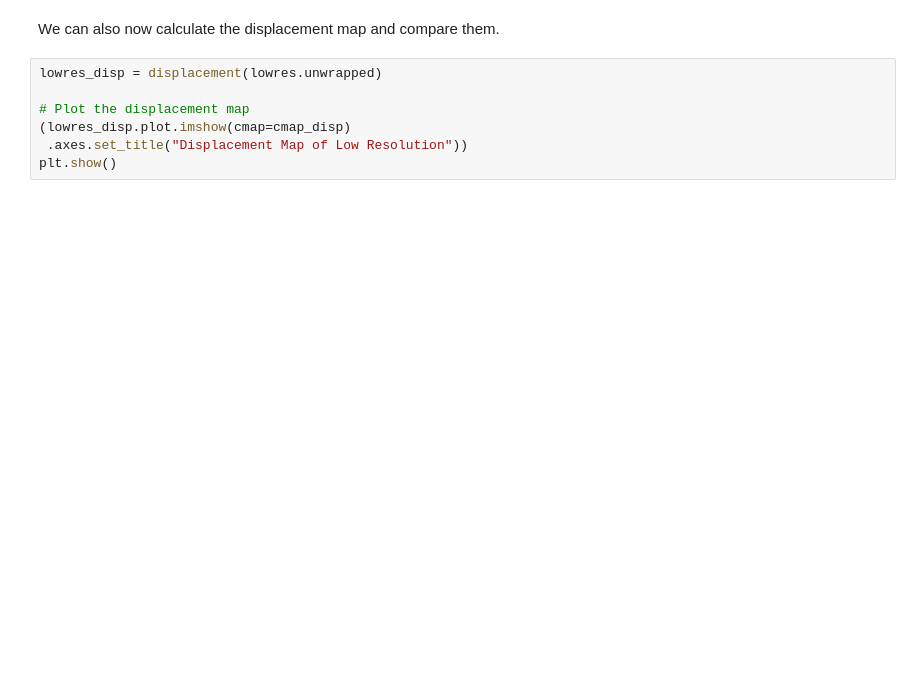
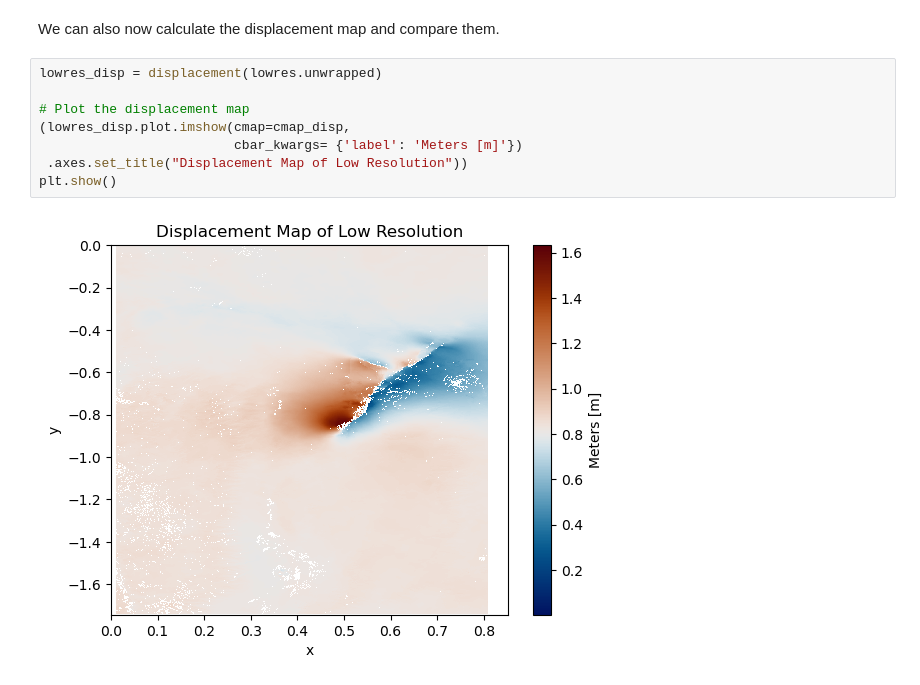
Before and after one commit to TUW-GEO/microwave-remote-sensing, a Jupyter notebook: unit_03/07_amplitude-and-phase.ipynb, the cells around one changed output. Cells and saved outputs as stored; diff of their text form; blank space fills up the shorter version.

```diff
--- a/unit_03/07_amplitude-and-phase.ipynb
+++ b/unit_03/07_amplitude-and-phase.ipynb
@@ -303,10 +317,13 @@ We can also now calculate the displacement map and compare them.
 # %%
 lowres_disp = displacement(lowres.unwrapped)
 
 # Plot the displacement map
-(lowres_disp.plot.imshow(cmap=cmap_disp)
+(lowres_disp.plot.imshow(cmap=cmap_disp,
+                         cbar_kwargs= {'label': 'Meters [m]'})
  .axes.set_title("Displacement Map of Low Resolution"))
 plt.show()
+# %% [output]
+[figure, added]
 # %%
 # Plot summary of all previous plots
 fig, axs = plt.subplots(2, 3, figsize=(18, 10))
```
Also changed, not shown: parts of 10 cells of this notebook.
